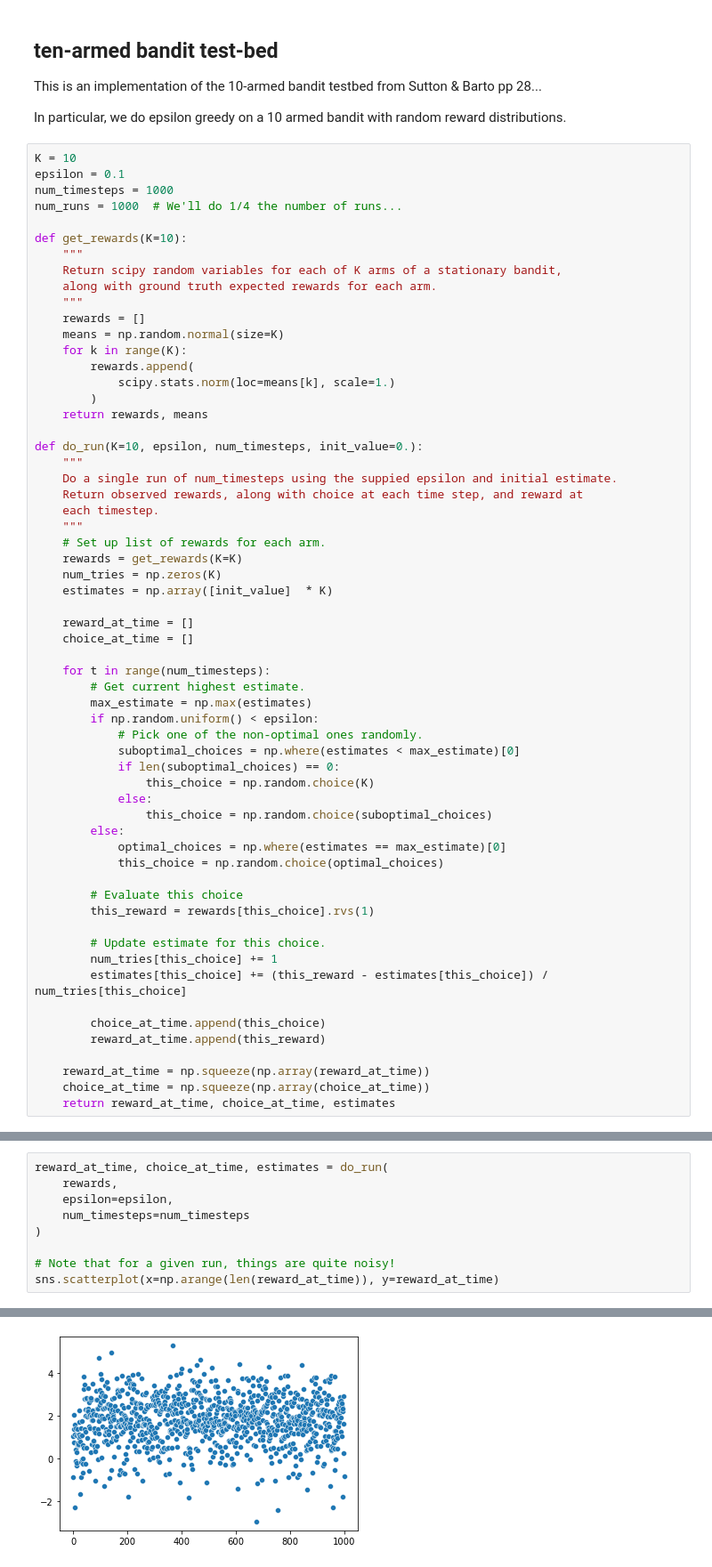
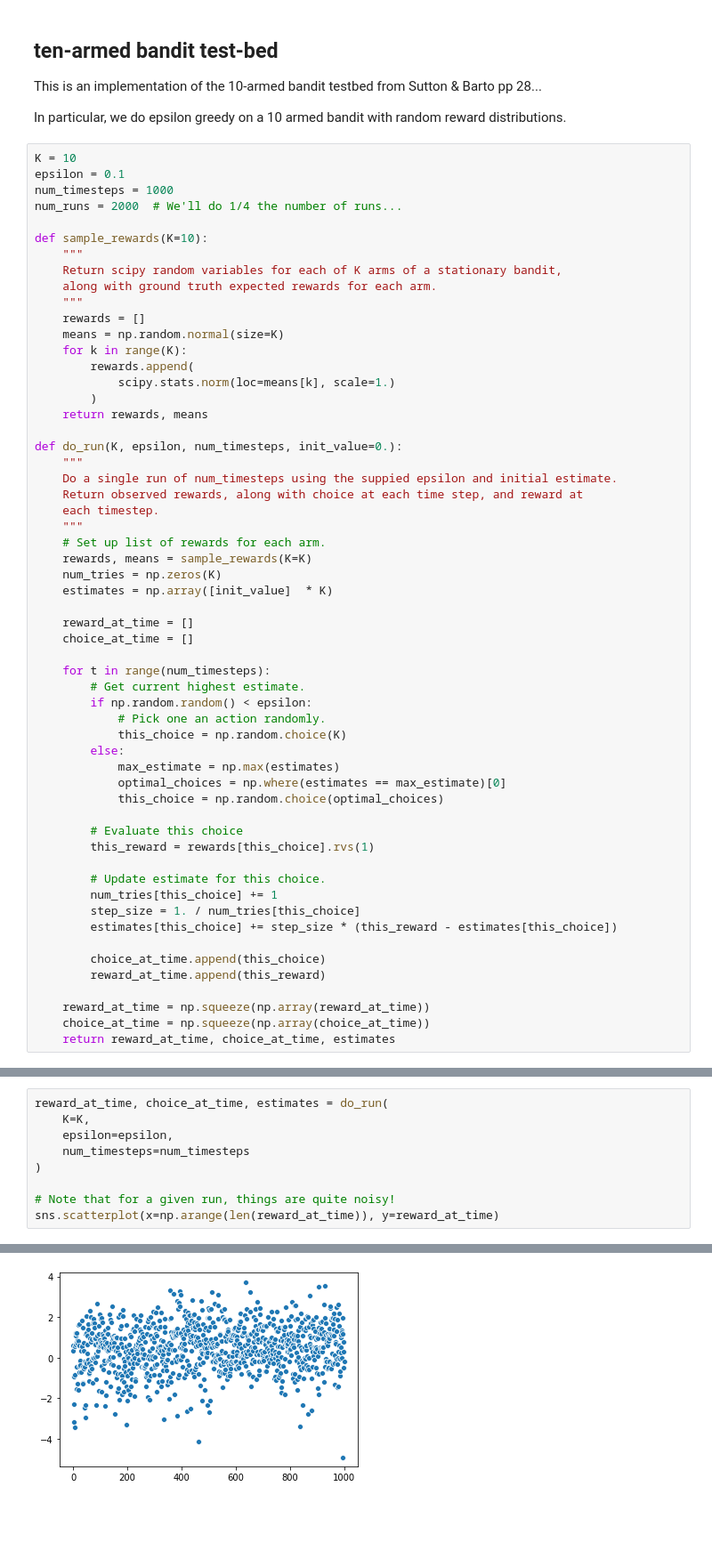
Before and after one commit to kjung/Sutton_Barto, a Jupyter notebook: notebooks/2020_12_23_k-armed-bandits.ipynb, the cells around one changed output, grey strips where cells are left out. Shown: that part at 89% size. Cells and saved outputs as stored; diff of their text form; blank space fills up the shorter version.

```diff
--- a/notebooks/2020_12_23_k-armed-bandits.ipynb
+++ b/notebooks/2020_12_23_k-armed-bandits.ipynb
@@ -15,9 +20,9 @@ In particular, we do epsilon greedy on a 10 armed bandit with random reward dist
 K = 10
 epsilon = 0.1
 num_timesteps = 1000
-num_runs = 1000  # We'll do 1/4 the number of runs...
+num_runs = 2000  # We'll do 1/4 the number of runs...
 
-def get_rewards(K=10):
+def sample_rewards(K=10):
     """
     Return scipy random variables for each of K arms of a stationary bandit,
     along with ground truth expected rewards for each arm.
@@ -30,14 +35,14 @@ def get_rewards(K=10):
         )
     return rewards, means
 
-def do_run(K=10, epsilon, num_timesteps, init_value=0.):
+def do_run(K, epsilon, num_timesteps, init_value=0.):
     """
     Do a single run of num_timesteps using the suppied epsilon and initial estimate.
     Return observed rewards, along with choice at each time step, and reward at
     each timestep.
     """
     # Set up list of rewards for each arm.
-    rewards = get_rewards(K=K)
+    rewards, means = sample_rewards(K=K)
     num_tries = np.zeros(K)
     estimates = np.array([init_value]  * K)
 
@@ -46,15 +51,11 @@ def do_run(K=10, epsilon, num_timesteps, init_value=0.):
 
     for t in range(num_timesteps):
         # Get current highest estimate.
-        max_estimate = np.max(estimates)
-        if np.random.uniform() < epsilon:
-            # Pick one of the non-optimal ones randomly.
-            suboptimal_choices = np.where(estimates < max_estimate)[0]
-            if len(suboptimal_choices) == 0:
-                this_choice = np.random.choice(K)
-            else:
-                this_choice = np.random.choice(suboptimal_choices)
+        if np.random.random() < epsilon:
+            # Pick one an action randomly.
+            this_choice = np.random.choice(K)
         else:
+            max_estimate = np.max(estimates)
             optimal_choices = np.where(estimates == max_estimate)[0]
             this_choice = np.random.choice(optimal_choices)
 
@@ -63,7 +64,8 @@ def do_run(K=10, epsilon, num_timesteps, init_value=0.):
 
         # Update estimate for this choice.
         num_tries[this_choice] += 1
-        estimates[this_choice] += (this_reward - estimates[this_choice]) / num_tries[this_choice]
+        step_size = 1. / num_tries[this_choice]
+        estimates[this_choice] += step_size * (this_reward - estimates[this_choice])
 
         choice_at_time.append(this_choice)
         reward_at_time.append(this_reward)
@@ -80,6 +76,6 @@ array([-0.7262142 , -0.34353149,  0.9865509 ,  0.69394354,  0.66030525,
 # %%
 reward_at_time, choice_at_time, estimates = do_run(
-    rewards,
+    K=K,
     epsilon=epsilon,
     num_timesteps=num_timesteps
 )
@@ -91,4 +87,4 @@ sns.scatterplot(x=np.arange(len(reward_at_time)), y=reward_at_time)
-[figure, old version]
+[figure, new version]
 # %%
 # Do lots of runs and average...
 reward_at_times_list = []
```
Also changed, not shown: parts of 21 cells of this notebook.
